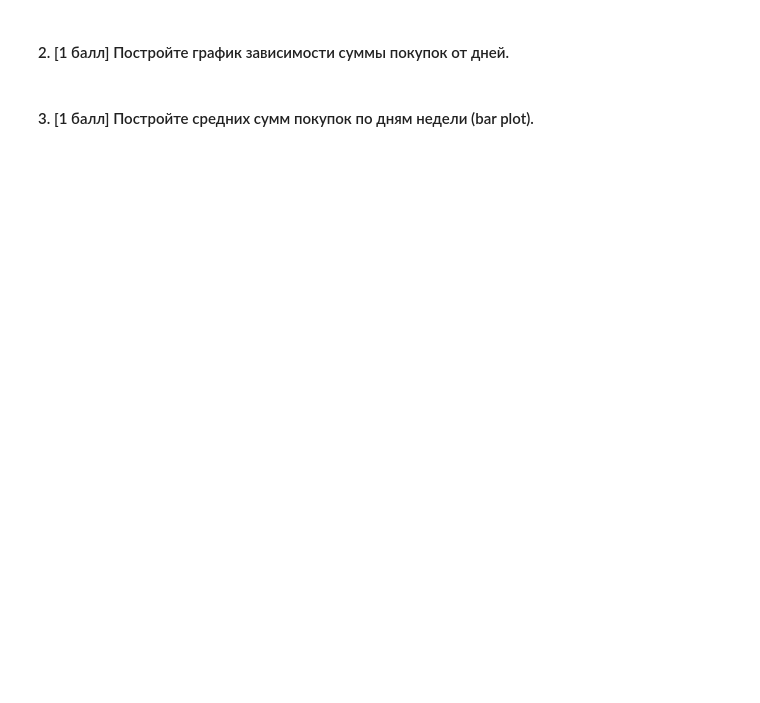
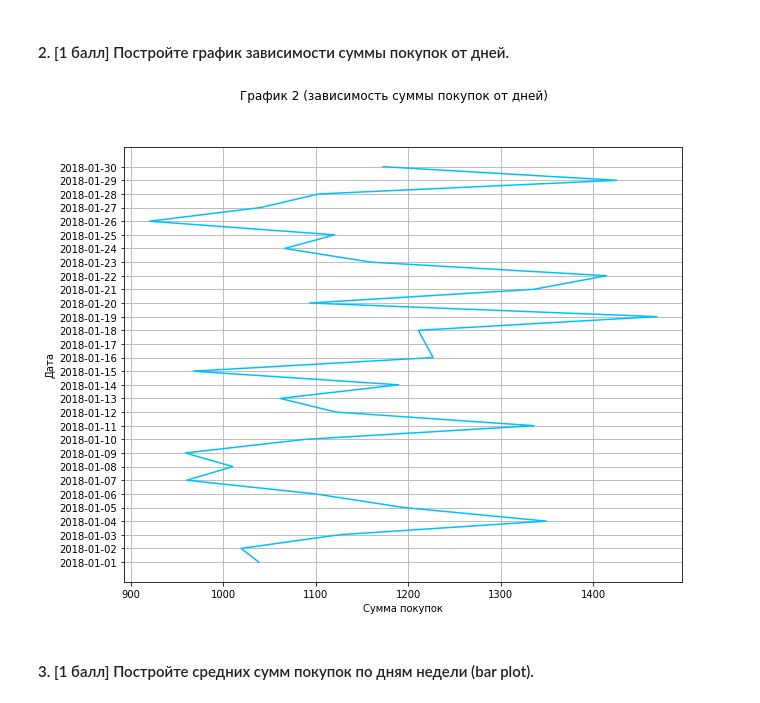
Before and after one commit to hse-mlearn/ha-01-Kolyaseva9, a Jupyter notebook: homework-practice-01.ipynb, the cells around one changed output. Cells and saved outputs as stored; diff of their text form; code cells hidden in the pictures; blank space fills up the shorter version.

```diff
--- a/homework-practice-01.ipynb
+++ b/homework-practice-01.ipynb
@@ -330,2 +368,12 @@ df['date'] = df.order_id.map(dates['date'])
+# %%
+fig = plt.figure(figsize = (10,  8))
+order_day = df['item_price_float'].groupby(df['date']).sum()
+plt.plot(order_day.data, order_day.index, color='deepskyblue')
+plt.xlabel('Сумма покупок')
+plt.ylabel('Дата')
+plt.suptitle('График 2 (зависимость суммы покупок от дней)')
+grid = plt.grid(True)
+# %% [output]
+[figure, added]
 # %% [markdown]
 #### 3. [1 балл] Постройте средних сумм покупок по дням недели (bar plot).
```
Also changed, not shown: parts of 16 cells of this notebook.
